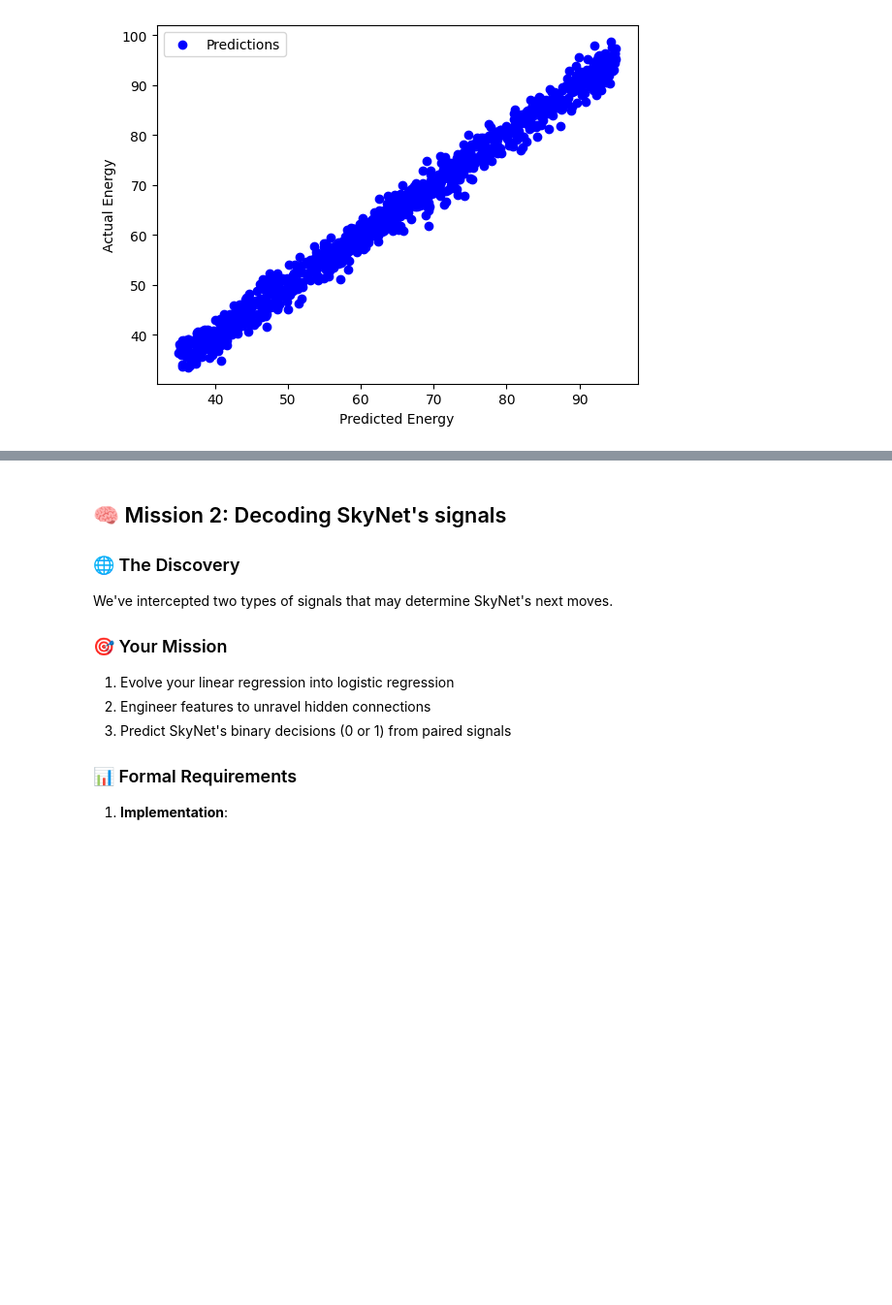
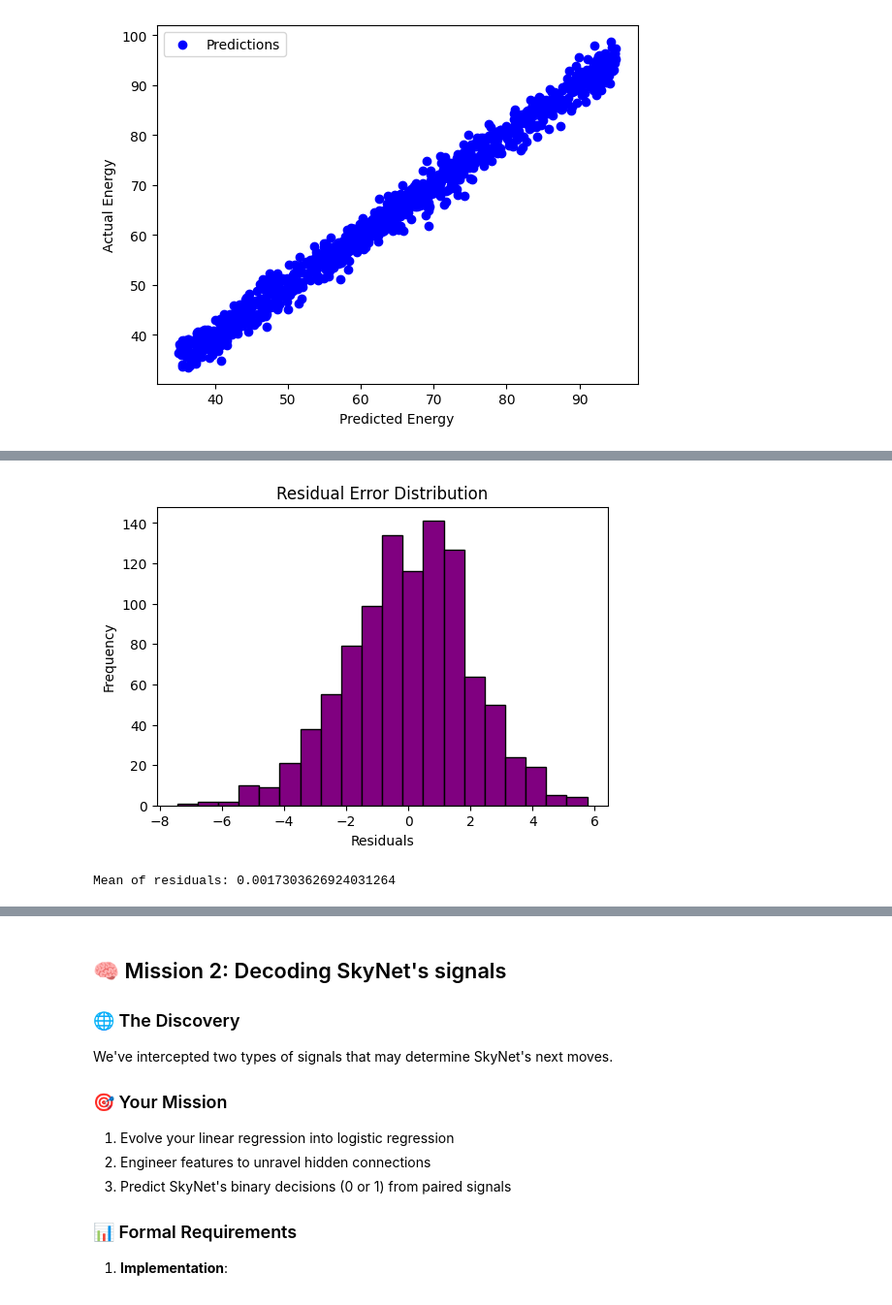
Before and after one commit to kaamyashinde/supervised-learning, a Jupyter notebook: Chapter_1.ipynb, the cells around one changed output, grey strips where cells are left out. Shown: that part at 97% size. Drawn from its saved outputs; the diff is of its cells as text; code cells hidden in the pictures; blank space fills up the shorter version.

```diff
--- a/Chapter_1.ipynb
+++ b/Chapter_1.ipynb
@@ -107,0 +124,17 @@ plt.show()
+# %%
+# Residuals
+residuals = data['Energy'] - predictions
+
+# Histogram of residuals
+plt.figure(figsize=(6,4))
+plt.hist(residuals, bins=20, color='purple', edgecolor='black')
+plt.xlabel('Residuals')
+plt.ylabel('Frequency')
+plt.title('Residual Error Distribution')
+plt.show()
+
+# Check if unbiased
+print("Mean of residuals:", np.mean(residuals))
+# %% [output]
+[figure, added]
+Mean of residuals: 0.0017303626924031264
```
Also changed, not shown: parts of 3 cells of this notebook.
